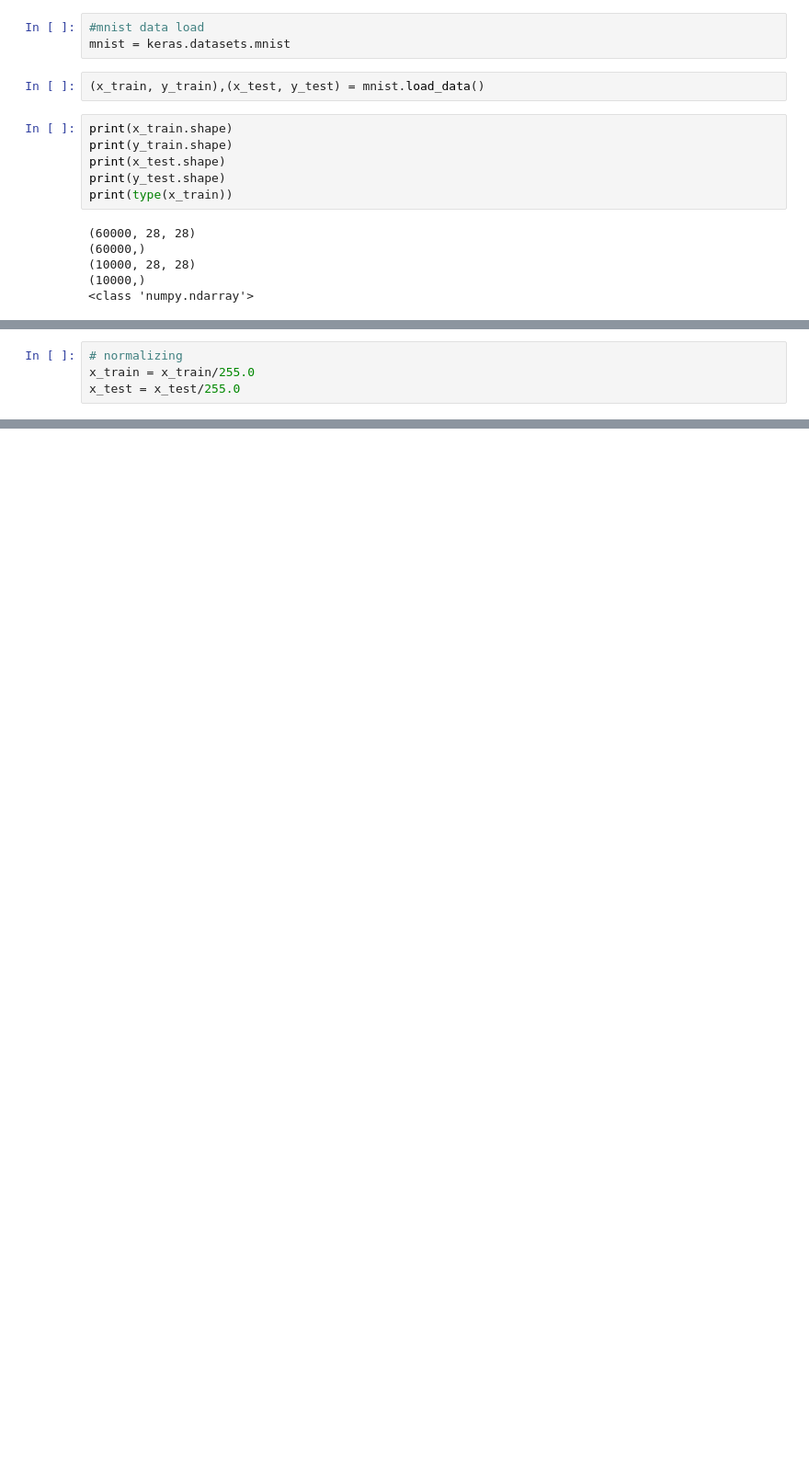
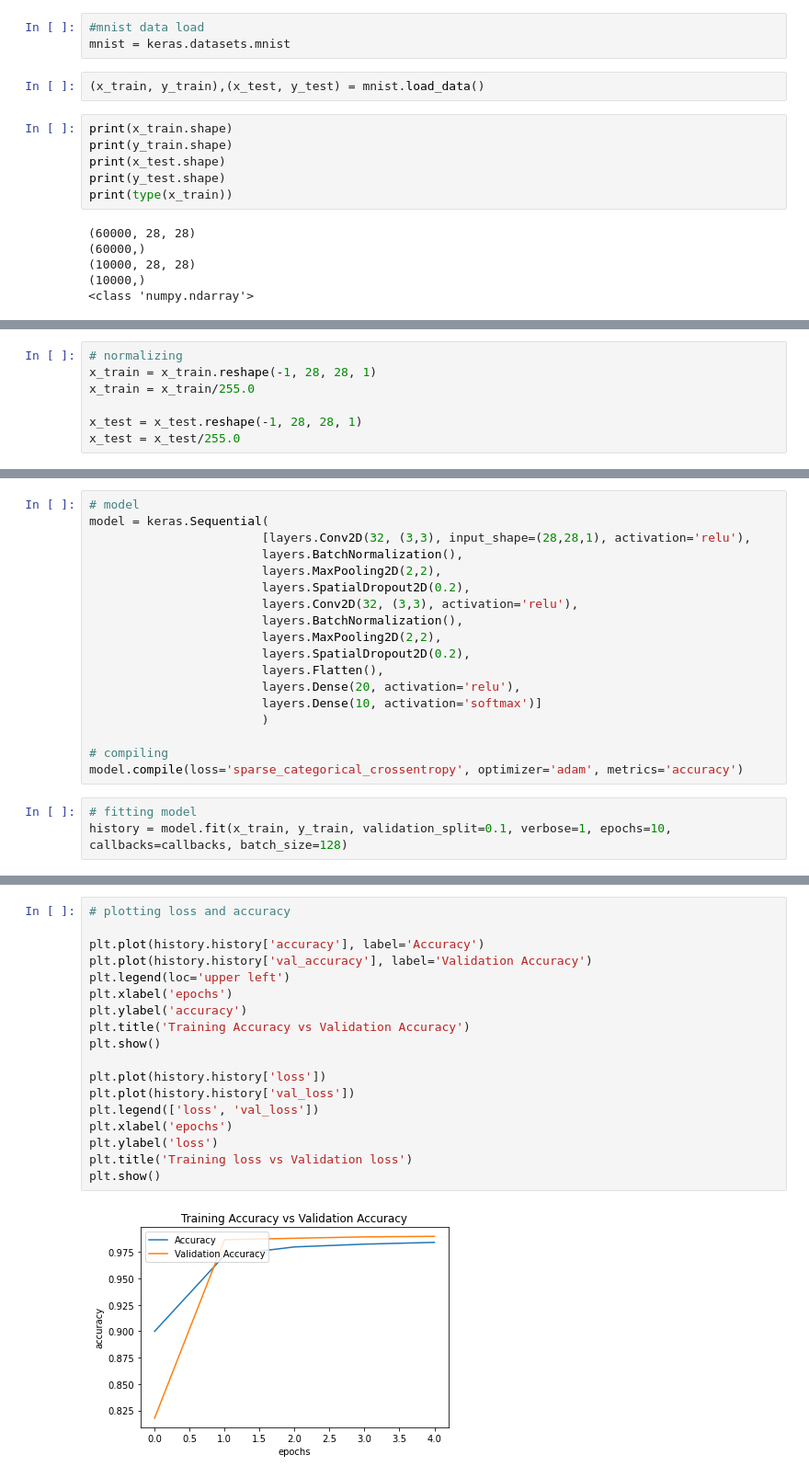
Before and after one commit to pgg08927/projects, a Jupyter notebook: digit_recognition/mnist_digit_recognition.ipynb, the cells around one changed output, grey strips where cells are left out. Shown at 92% size. Cells and saved outputs as stored; diff of their text form; blank space fills up the shorter version.

Commit message:
adding model to file

```diff
--- a/digit_recognition/mnist_digit_recognition.ipynb
+++ b/digit_recognition/mnist_digit_recognition.ipynb
@@ -25,4 +28,7 @@ print(type(x_train))
 # %%
 # normalizing
+x_train = x_train.reshape(-1, 28, 28, 1)
 x_train = x_train/255.0
+
+x_test = x_test.reshape(-1, 28, 28, 1)
 x_test = x_test/255.0
@@ -36,0 +58,21 @@ x_test = x_test/255.0
+# %%
+# model
+model = keras.Sequential(
+                        [layers.Conv2D(32, (3,3), input_shape=(28,28,1), activation='relu'),
+                        layers.BatchNormalization(),
+                        layers.MaxPooling2D(2,2),
+                        layers.SpatialDropout2D(0.2),
+                        layers.Conv2D(32, (3,3), activation='relu'),
+                        layers.BatchNormalization(),
+                        layers.MaxPooling2D(2,2),
+                        layers.SpatialDropout2D(0.2),
+                        layers.Flatten(),
+                        layers.Dense(20, activation='relu'),
+                        layers.Dense(10, activation='softmax')]
+                        )
+
+# compiling
+model.compile(loss='sparse_categorical_crossentropy', optimizer='adam', metrics='accuracy')
+# %%
+# fitting model
+history = model.fit(x_train, y_train, validation_split=0.1, verbose=1, epochs=10, callbacks=callbacks, batch_size=128)
@@ -36,0 +93,20 @@ x_test = x_test/255.0
+# %%
+# plotting loss and accuracy
+
+plt.plot(history.history['accuracy'], label='Accuracy')
+plt.plot(history.history['val_accuracy'], label='Validation Accuracy')
+plt.legend(loc='upper left')
+plt.xlabel('epochs')
+plt.ylabel('accuracy')
+plt.title('Training Accuracy vs Validation Accuracy')
+plt.show()
+
+plt.plot(history.history['loss'])
+plt.plot(history.history['val_loss'])
+plt.legend(['loss', 'val_loss'])
+plt.xlabel('epochs')
+plt.ylabel('loss')
+plt.title('Training loss vs Validation loss')
+plt.show()
+# %% [output]
+[figure, added]
```
Also changed, not shown: parts of 17 cells of this notebook.
